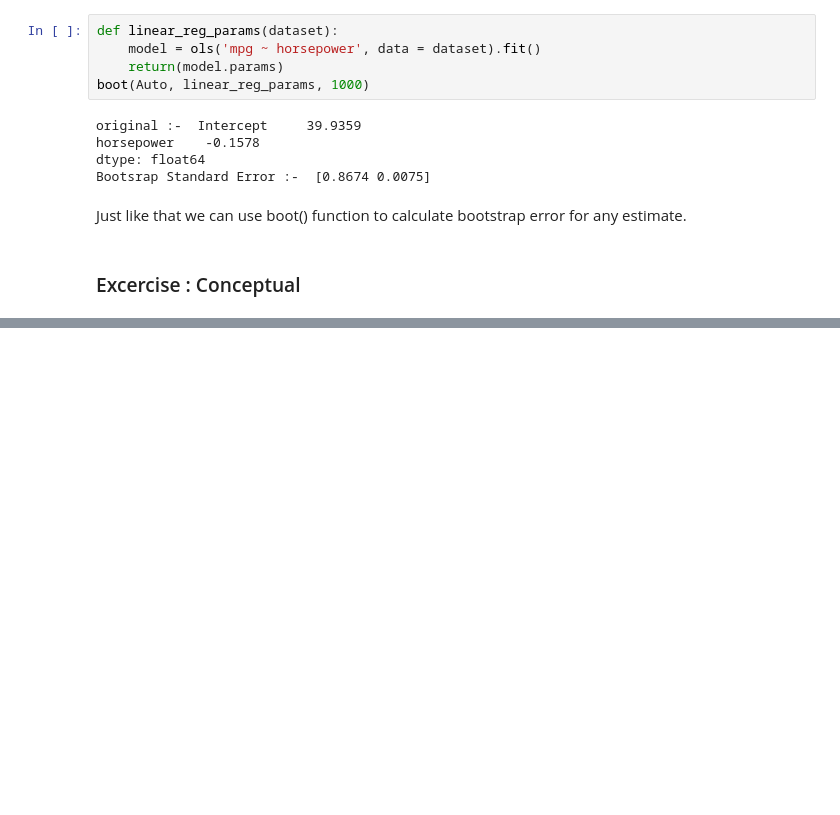
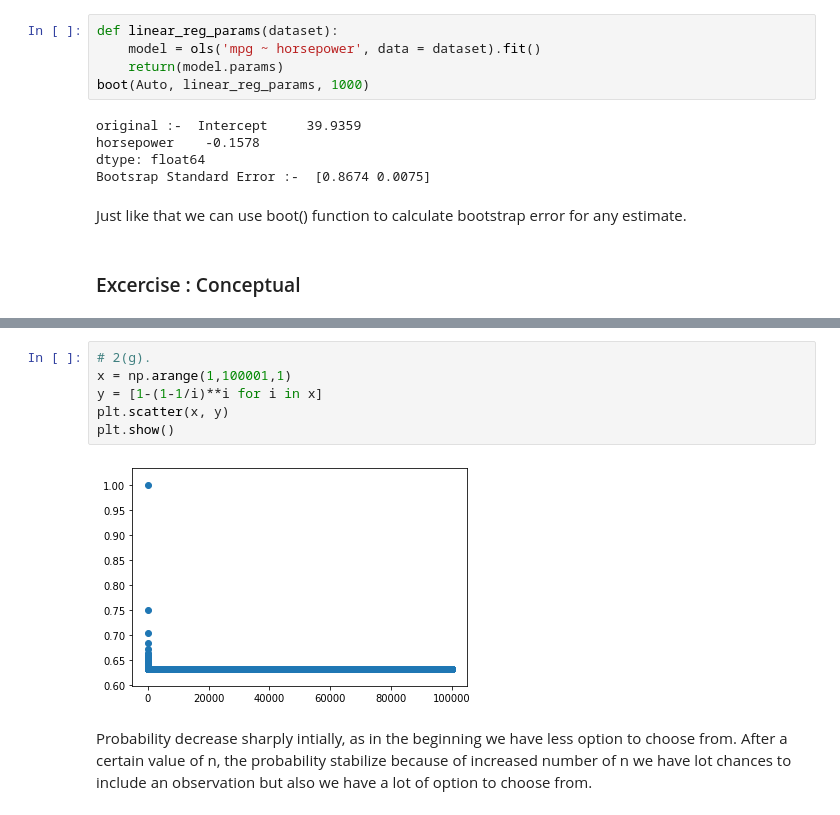
Before and after one commit to atystats/ISLR_Notes_codes, a Jupyter notebook: Chapter 5.ipynb, the cells around one changed output, grey strips where cells are left out. Saved outputs shown, nothing was run; the diff lists cells and outputs as text; blank space fills up the shorter version.

```diff
--- a/Chapter 5.ipynb
+++ b/Chapter 5.ipynb
@@ -390,0 +401,10 @@ Just like that we can use boot() function to calculate bootstrap error for any e
+# %%
+# 2(g).
+x = np.arange(1,100001,1)
+y = [1-(1-1/i)**i for i in x]
+plt.scatter(x, y)
+plt.show()
+# %% [output]
+[figure, added]
+# %% [markdown]
+Probability decrease sharply intially, as in the beginning we have less option to choose from. After a certain value of n, the probability stabilize because of increased number of n we have lot chances to include an observation but also we have a lot of option to choose from.
```
Also changed, not shown: parts of 3 cells of this notebook.
